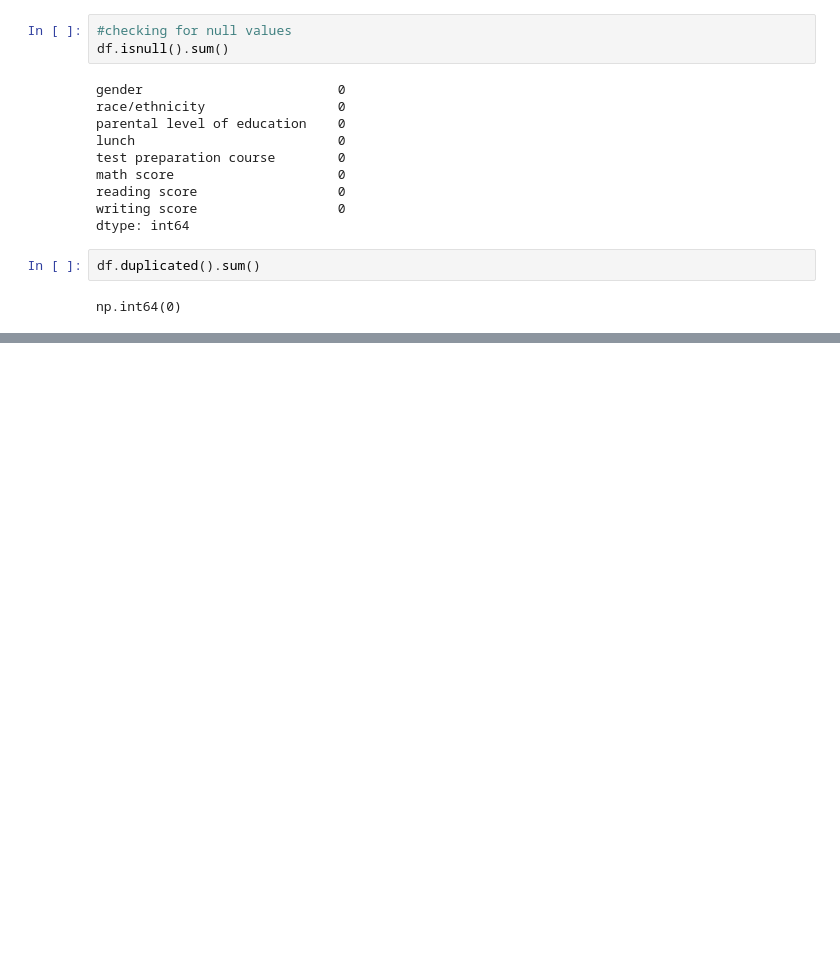
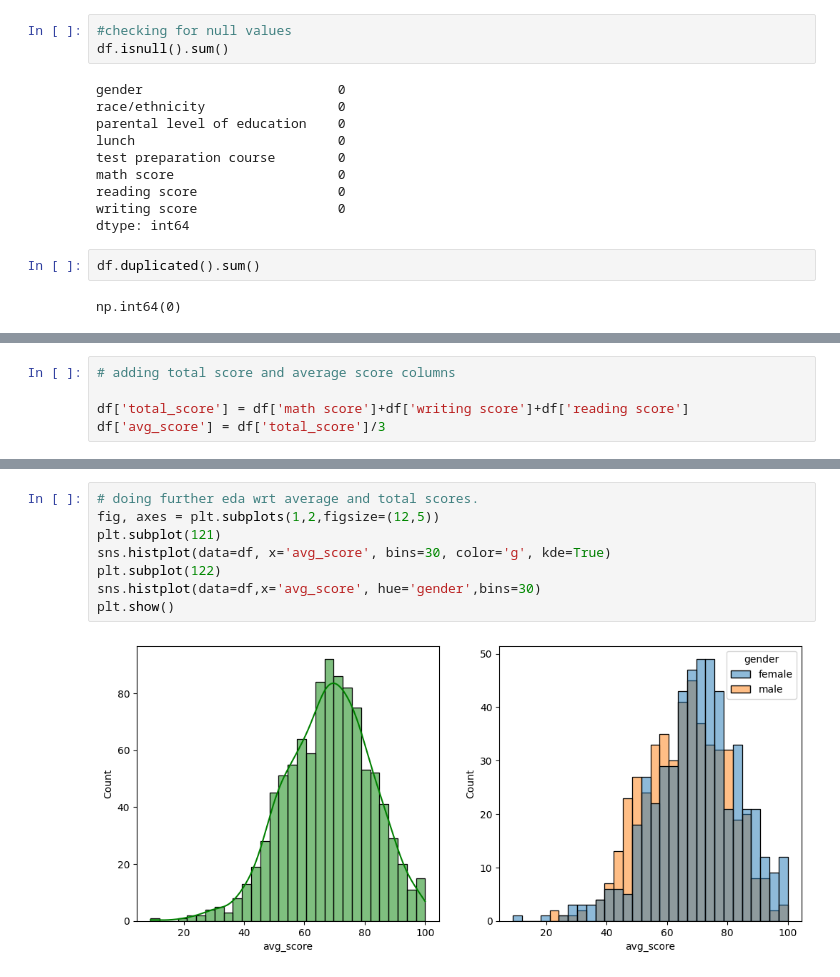
Before and after one commit to Ravi-Kumar-Yadav-6289/ml_projects, a Jupyter notebook: analysis_notebooks/EDA.ipynb, the cells around one changed output, grey strips where cells are left out. Cells and saved outputs as stored; diff of their text form; blank space fills up the shorter version.

```diff
--- a/analysis_notebooks/EDA.ipynb
+++ b/analysis_notebooks/EDA.ipynb
@@ -40,0 +82,5 @@ np.int64(0)
+# %%
+# adding total score and average score columns
+
+df['total_score'] = df['math score']+df['writing score']+df['reading score']
+df['avg_score'] = df['total_score']/3
@@ -40,0 +96,10 @@ np.int64(0)
+# %%
+# doing further eda wrt average and total scores.
+fig, axes = plt.subplots(1,2,figsize=(12,5))
+plt.subplot(121)
+sns.histplot(data=df, x='avg_score', bins=30, color='g', kde=True)
+plt.subplot(122)
+sns.histplot(data=df,x='avg_score', hue='gender',bins=30)
+plt.show()
+# %% [output]
+[figure, added]
```
Also changed, not shown: parts of 8 cells of this notebook.
